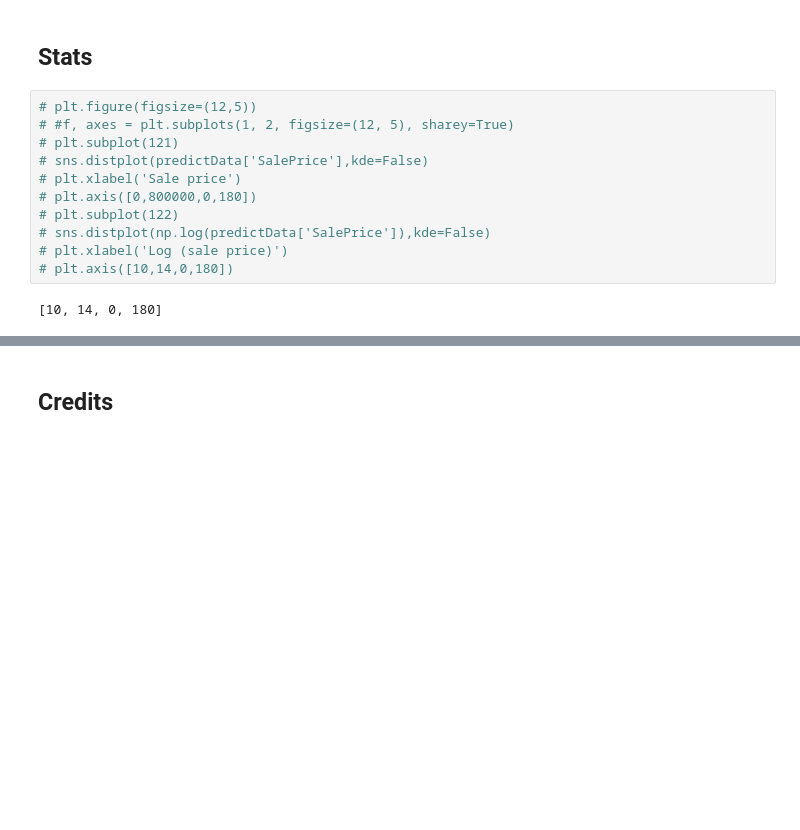
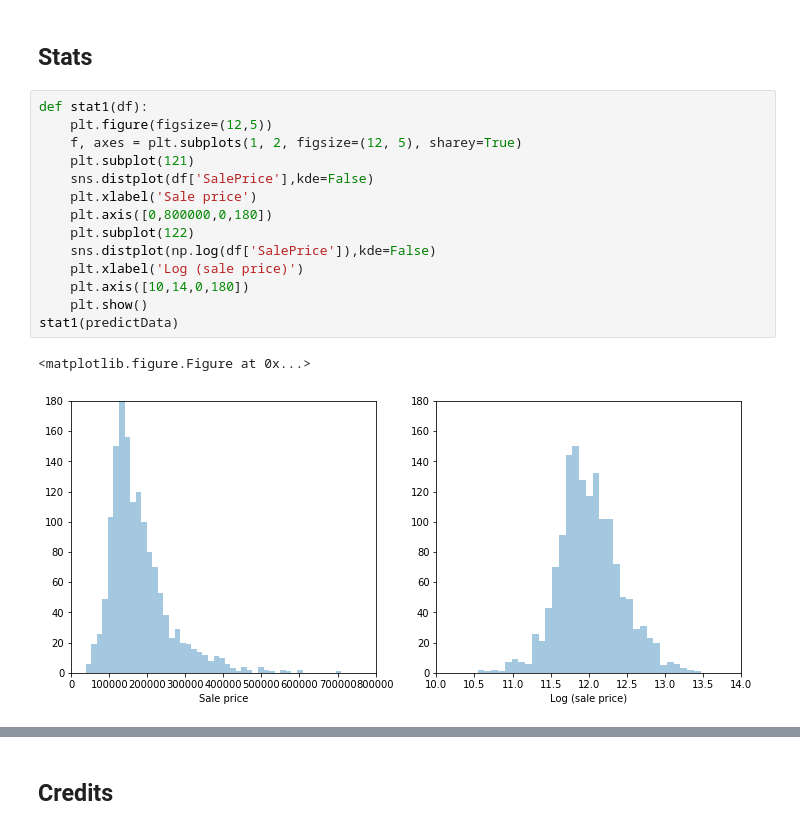
Before and after one commit to graziellealessa/house-prices-kaggle, a Jupyter notebook: house-prices-kaggle/House Prices - Kaggle.ipynb, the cells around one changed output, grey strips where cells are left out. Cells and saved outputs as stored; diff of their text form; blank space fills up the shorter version.

```diff
--- a/house-prices-kaggle/House Prices - Kaggle.ipynb
+++ b/house-prices-kaggle/House Prices - Kaggle.ipynb
@@ -148,15 +148,19 @@ predictData.head()
 # %% [markdown]
 <h2>Stats</h2>
 # %%
-# plt.figure(figsize=(12,5))
-# #f, axes = plt.subplots(1, 2, figsize=(12, 5), sharey=True)
-# plt.subplot(121)
-# sns.distplot(predictData['SalePrice'],kde=False)
-# plt.xlabel('Sale price')
-# plt.axis([0,800000,0,180])
-# plt.subplot(122)
-# sns.distplot(np.log(predictData['SalePrice']),kde=False)
-# plt.xlabel('Log (sale price)')
-# plt.axis([10,14,0,180])
+def stat1(df):
+    plt.figure(figsize=(12,5))
+    f, axes = plt.subplots(1, 2, figsize=(12, 5), sharey=True)
+    plt.subplot(121)
+    sns.distplot(df['SalePrice'],kde=False)
+    plt.xlabel('Sale price')
+    plt.axis([0,800000,0,180])
+    plt.subplot(122)
+    sns.distplot(np.log(df['SalePrice']),kde=False)
+    plt.xlabel('Log (sale price)')
+    plt.axis([10,14,0,180])
+    plt.show()
+stat1(predictData)
 # %% [output]
-[10, 14, 0, 180]
+<matplotlib.figure.Figure at 0x...>
+[figure, added]
```
Also changed, not shown: parts of 6 cells of this notebook, 3 other files.
